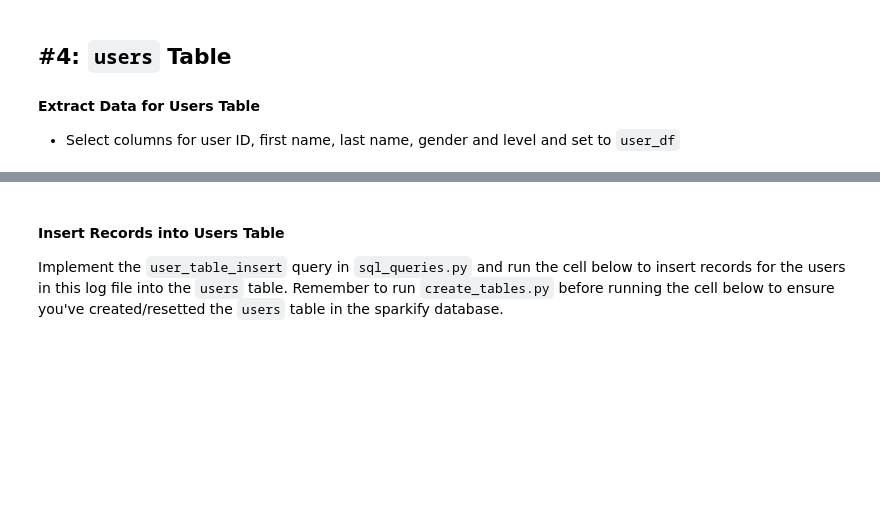
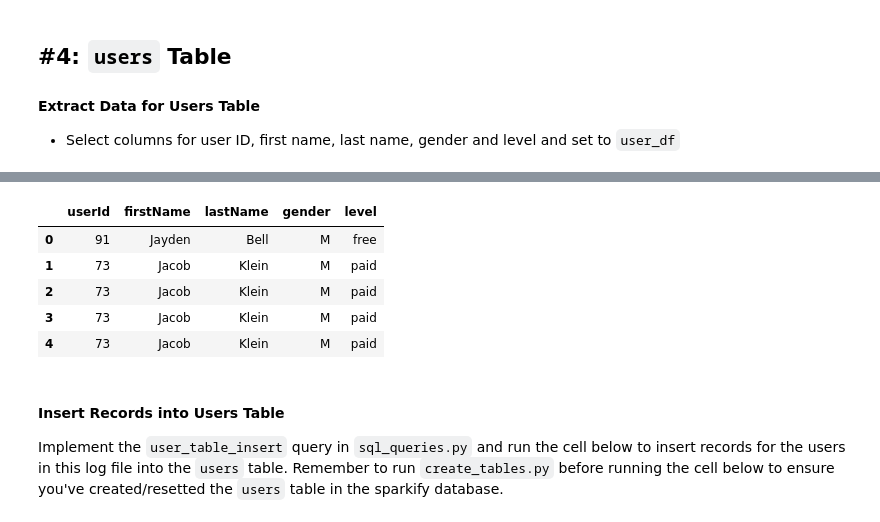
Before and after one commit to jonaletil/data-modeling-with-postgres, a Jupyter notebook: etl.ipynb, the cells around one changed output, grey strips where cells are left out. Saved outputs shown, nothing was run; the diff lists cells and outputs as text; code cells hidden in the pictures; blank space fills up the shorter version.

```diff
--- a/etl.ipynb
+++ b/etl.ipynb
@@ -175,6 +176,6 @@ print(df[df.page == 'NextSong'].shape[0])
 # %%
 # Filter by NextSong page
-df = df[df.page == 'NextSong'].copy()
+df = df[df.page == "NextSong"]
 df.head()
 # %% [output]
 |  | artist | auth | firstName | gender | itemInSession | lastName | length | level | location | method | ... |
@@ -229,5 +234,13 @@ df.head(1)
 # %%
 user_df = df[["userId", "firstName", "lastName", "gender", "level"]]
+user_df.head()
+# %% [output]
+|  | userId | firstName | lastName | gender | level |
+| 0 | 91 | Jayden | Bell | M | free |
+| 1 | 73 | Jacob | Klein | M | paid |
+| 2 | 73 | Jacob | Klein | M | paid |
+| 3 | 73 | Jacob | Klein | M | paid |
+| 4 | 73 | Jacob | Klein | M | paid |
 # %% [markdown]
 #### Insert Records into Users Table
 Implement the `user_table_insert` query in `sql_queries.py` and run the cell below to insert records for the users in this log file into the `users` table. Remember to run `create_tables.py` before running the cell below to ensure you've created/resetted the `users` table in the sparkify database.
```
Also changed, not shown: parts of 7 cells of this notebook, 3 other files.
